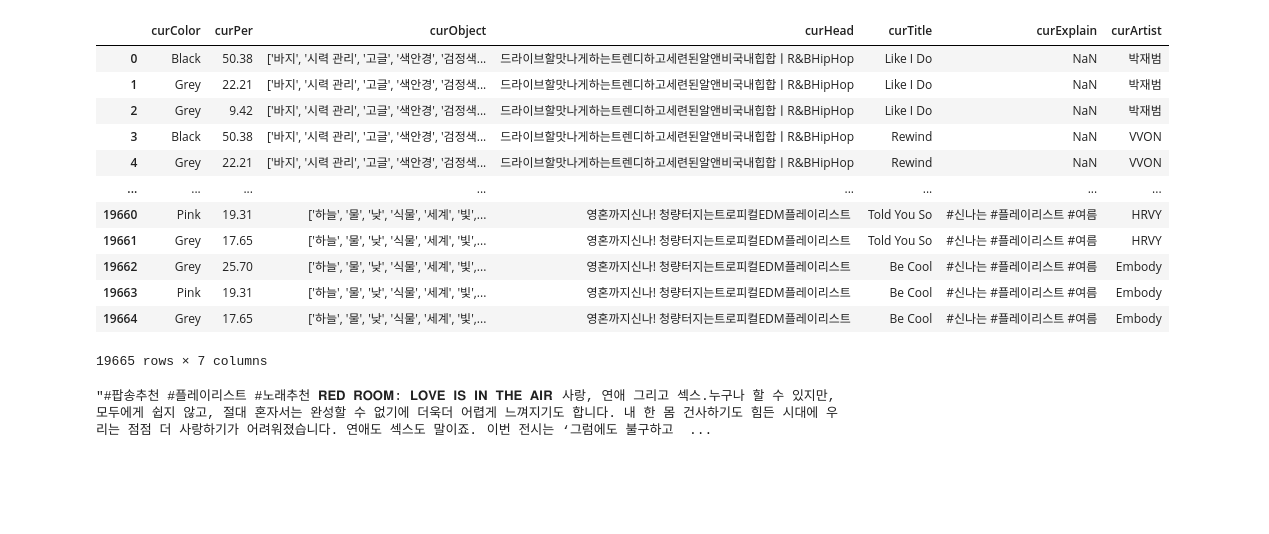
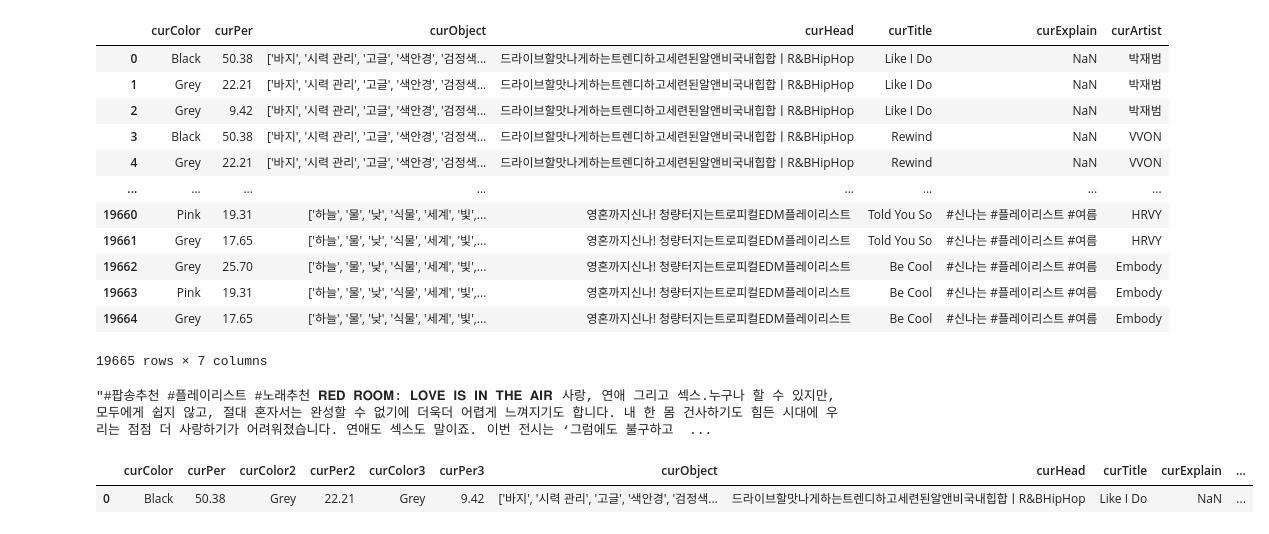
Before and after one commit to Eehnodu/crawling_test, a Jupyter notebook: mysql-connet.ipynb, the cells around one changed output. Drawn from its saved outputs; the diff is of its cells as text; code cells hidden in the pictures; blank space fills up the shorter version.

```diff
--- a/mysql-connet.ipynb
+++ b/mysql-connet.ipynb
@@ -276,3 +276,9 @@ conn.close()
 data['curExplain'][13932]
 # %% [output]
 "#팝송추천 #플레이리스트 #노래추천 𝐑𝐄𝐃 𝐑𝐎𝐎𝐌: 𝐋𝐎𝐕𝐄 𝐈𝐒 𝐈𝐍 𝐓𝐇𝐄 𝐀𝐈𝐑⠀사랑, 연애 그리고 섹스.누구나 할 수 있지만, 모두에게 쉽지 않고, 절대 혼자서는 완성할 수 없기에 더욱더 어렵게 느껴지기도 합니다. 내 한 몸 건사하기도 힘든 시대에 우리는 점점 더 사랑하기가 어려워졌습니다. 연애도 섹스도 말이죠.⠀이번 전시는 ‘그럼에도 불구하고  ...
+# %%
+data = pd.read_csv('modeling/업데이트된_머신러닝_통합.csv')
+data.head(1)
+# %% [output]
+|  | curColor | curPer | curColor2 | curPer2 | curColor3 | curPer3 | curObject | curHead | curTitle | curExplain | ... |
+| 0 | Black | 50.38 | Grey | 22.21 | Grey | 9.42 | ['바지', '시력 관리', '고글', '색안경', '검정색... | 드라이브할맛나게하는트렌디하고세련된알앤비국내힙합ㅣR&BHipHop | Like I Do | NaN | ... |
```
Also changed, not shown: parts of 4 cells of this notebook, 6 other files.
